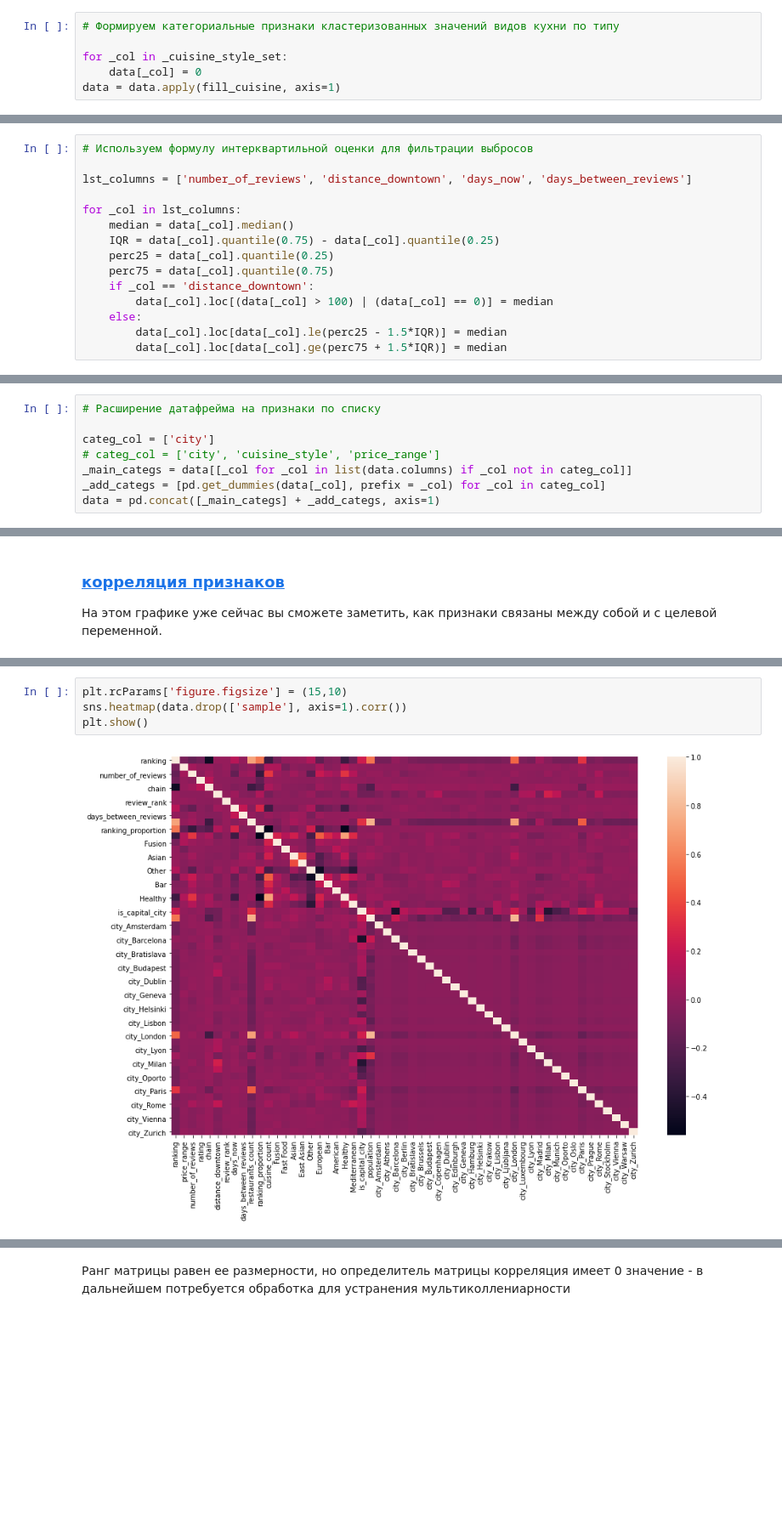
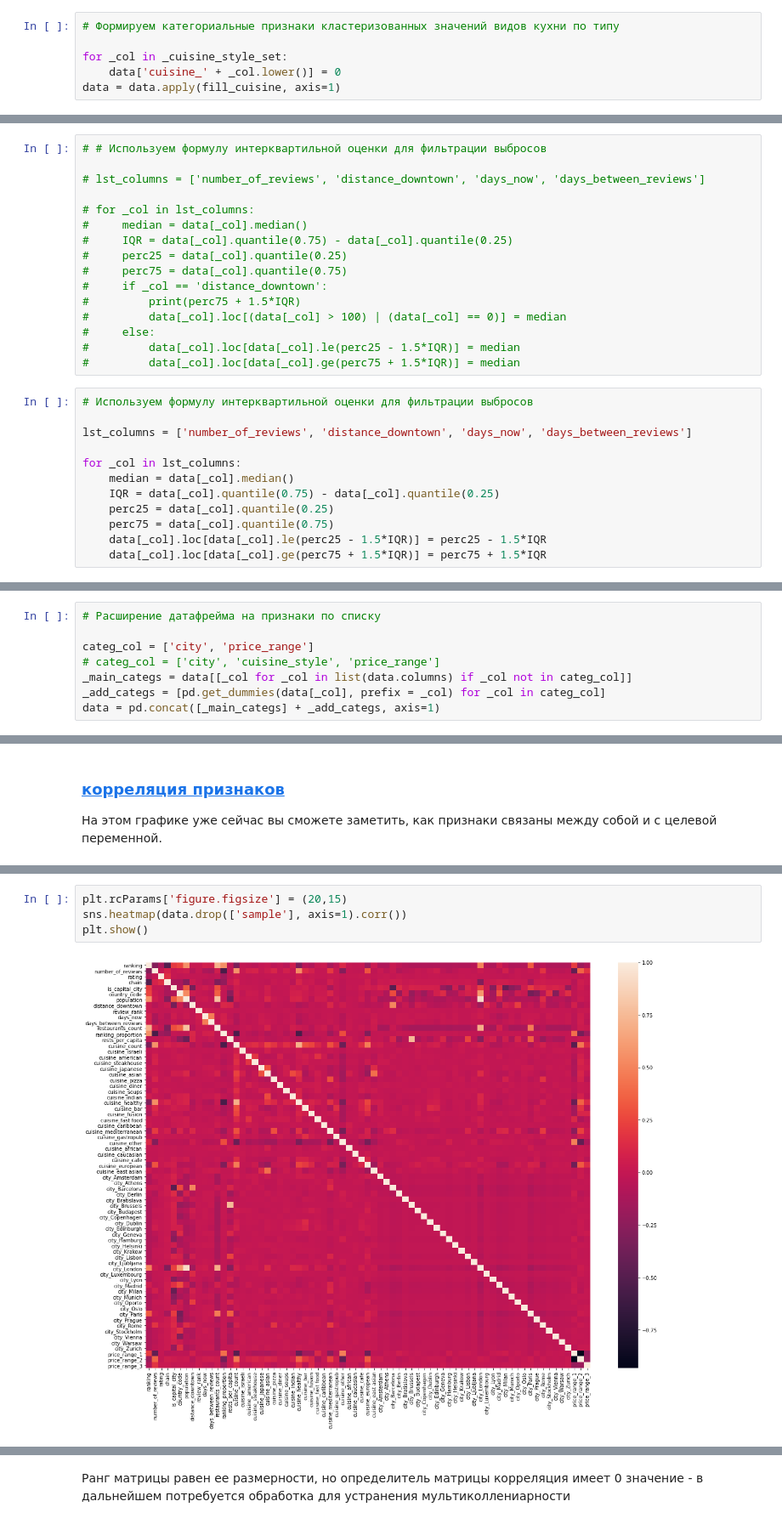
Before and after one commit to BlackGarri/GRepository, a Jupyter notebook: module_3/Igor_Chernov-tripadvisor-rating.ipynb, the cells around one changed output, grey strips where cells are left out. Shown at 85% size. Saved outputs shown, nothing was run; the diff lists cells and outputs as text; blank space fills up the shorter version.

```diff
--- a/module_3/Igor_Chernov-tripadvisor-rating.ipynb
+++ b/module_3/Igor_Chernov-tripadvisor-rating.ipynb
@@ -748,7 +868,7 @@ def fill_cuisine(_row):
 # Формируем категориальные признаки кластеризованных значений видов кухни по типу
 
 for _col in _cuisine_style_set:
-    data[_col] = 0
+    data['cuisine_' + _col.lower()] = 0
 data = data.apply(fill_cuisine, axis=1)
 # %%
 # Список кластеризованных значений признака видов кухонь
@@ -844,20 +882,33 @@ data['population'] = data['city'].map(_population)
 # %% [markdown]
 ### Исследуем данные
 # %%
-# Используем формулу интерквартильной оценки для фильтрации выбросов
+# # Используем формулу интерквартильной оценки для фильтрации выбросов
 
-lst_columns = ['number_of_reviews', 'distance_downtown', 'days_now', 'days_between_reviews']
+# lst_columns = ['number_of_reviews', 'distance_downtown', 'days_now', 'days_between_reviews']
 
-for _col in lst_columns:
-    median = data[_col].median()
-    IQR = data[_col].quantile(0.75) - data[_col].quantile(0.25)
-    perc25 = data[_col].quantile(0.25)
-    perc75 = data[_col].quantile(0.75)
-    if _col == 'distance_downtown':
-        data[_col].loc[(data[_col] > 100) | (data[_col] == 0)] = median
-    else:
-        data[_col].loc[data[_col].le(perc25 - 1.5*IQR)] = median
-        data[_col].loc[data[_col].ge(perc75 + 1.5*IQR)] = median
+# for _col in lst_columns:
+#     median = data[_col].median()
+#     IQR = data[_col].quantile(0.75) - data[_col].quantile(0.25)
+#     perc25 = data[_col].quantile(0.25)
+#     perc75 = data[_col].quantile(0.75)
+#     if _col == 'distance_downtown':
+#         print(perc75 + 1.5*IQR)
+#         data[_col].loc[(data[_col] > 100) | (data[_col] == 0)] = median
+#     else:
+#         data[_col].loc[data[_col].le(perc25 - 1.5*IQR)] = median
+#         data[_col].loc[data[_col].ge(perc75 + 1.5*IQR)] = median
+# %%
+# Используем формулу интерквартильной оценки для фильтрации выбросов
+
+lst_columns = ['number_of_reviews', 'distance_downtown', 'days_now', 'days_between_reviews']
+
+for _col in lst_columns:
+    median = data[_col].median()
+    IQR = data[_col].quantile(0.75) - data[_col].quantile(0.25)
+    perc25 = data[_col].quantile(0.25)
+    perc75 = data[_col].quantile(0.75)
+    data[_col].loc[data[_col].le(perc25 - 1.5*IQR)] = perc25 - 1.5*IQR
+    data[_col].loc[data[_col].ge(perc75 + 1.5*IQR)] = perc75 + 1.5*IQR
 # %%
 plt.figure(figsize=(15, 5), dpi=100)
 sns.countplot(data['city'], order=data['city'].value_counts().index)
@@ -902,7 +953,7 @@ data.drop(['restaurant_id', 'cuisine_style', 'reviews', 'url_ta', 'id_ta'], axis
 # %%
 # Расширение датафрейма на признаки по списку
 
-categ_col = ['city']
+categ_col = ['city', 'price_range']
 # categ_col = ['city', 'cuisine_style', 'price_range']
 _main_categs = data[[_col for _col in list(data.columns) if _col not in categ_col]]
 _add_categs = [pd.get_dummies(data[_col], prefix = _col) for _col in categ_col]
@@ -940,9 +1015,9 @@ plt.show()
 # %%
-plt.rcParams['figure.figsize'] = (15,10)
+plt.rcParams['figure.figsize'] = (20,15)
 sns.heatmap(data.drop(['sample'], axis=1).corr())
 plt.show()
 # %% [output]
-[figure, old version]
+[figure, new version]
 # %%
 _matrix = data.drop(['sample'], axis=1).corr()
 
```
Also changed, not shown: parts of 40 cells of this notebook.
